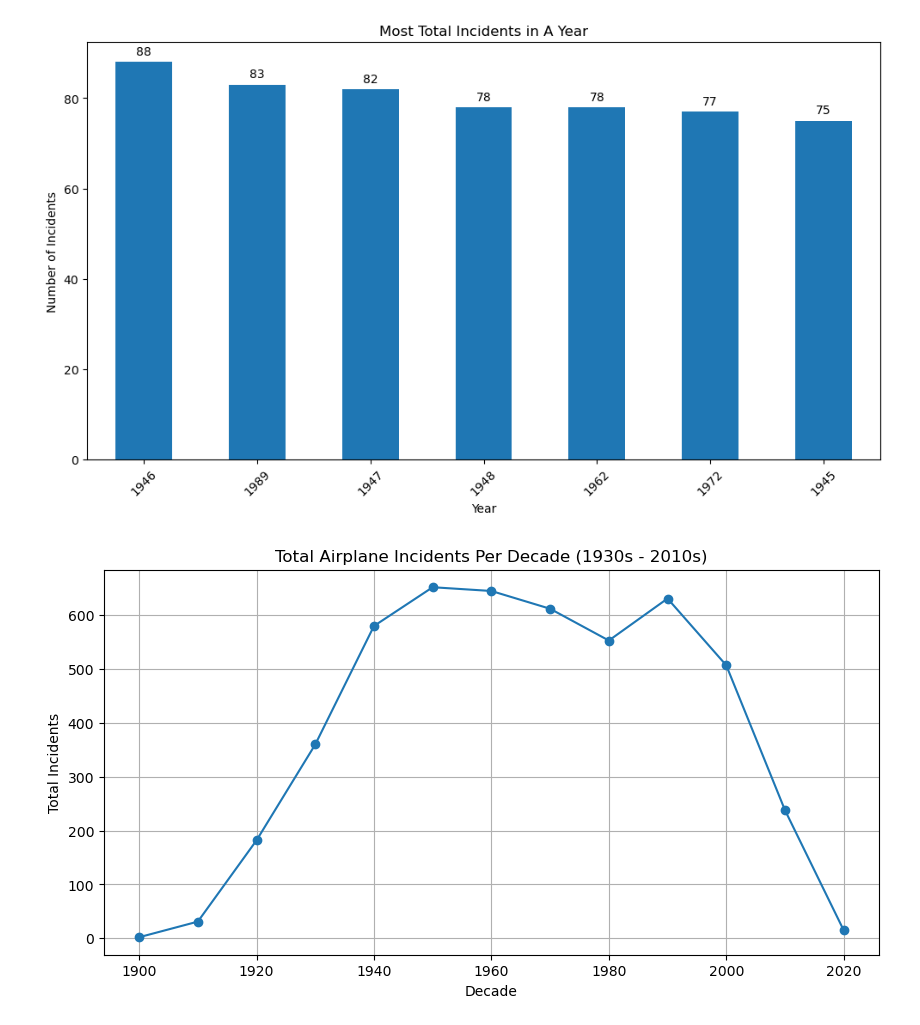
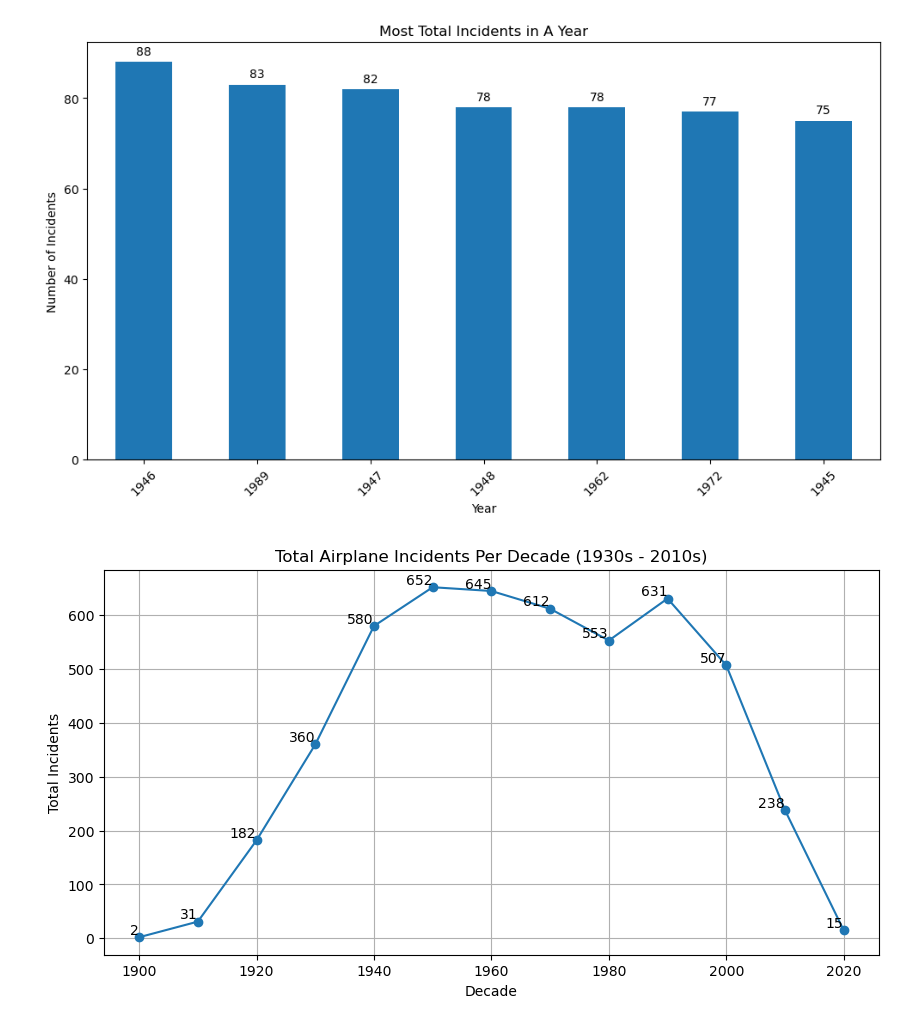
Before and after one commit to FlazeFy2/DS-Airplane_Crashes_Dataset_Since_1908, a Jupyter notebook: exploratory data analysis.ipynb, the cells around one changed output. Cells and saved outputs as stored; diff of their text form; code cells hidden in the pictures.

```diff
--- a/exploratory data analysis.ipynb
+++ b/exploratory data analysis.ipynb
@@ -229,27 +229,30 @@ plt.show()
 # %%
 import pandas as pd
 import statistics
 import numpy as np
 import matplotlib.pyplot as plt
 
 # Declaration
 # Exploratory Data Analysis (EDA) - Line Chart Total Airplane Incidents Per Decade
 df = pd.read_csv("Airplane_crashes_dataset_since_1908.csv", encoding="ISO-8859-1")
 df['date'] = pd.to_datetime(df['date'], errors='coerce')
 
 # Extract decade from the year
 df['decade'] = (df['date'].dt.year // 10) * 10
 
 # Count incidents
 incident_counts = df['decade'].value_counts().sort_index()
 
 # Plot Line Chart
 plt.figure(figsize=(10, 5))
 plt.plot(incident_counts.index, incident_counts.values, marker='o', linestyle='-')
+# Line Chart Label
+for x, y in zip(incident_counts.index, incident_counts.values):
+    plt.text(x, y, str(y), ha='right', va='bottom', fontsize=10, color='black')
 plt.xlabel("Decade")
 plt.ylabel("Total Incidents")
 plt.title("Total Airplane Incidents Per Decade (1930s - 2010s)")
 plt.grid(True)
 plt.show()
 # %% [output]
-[figure, old version]
+[figure, new version]
```
Also changed, not shown: parts of 1 cell of this notebook.
